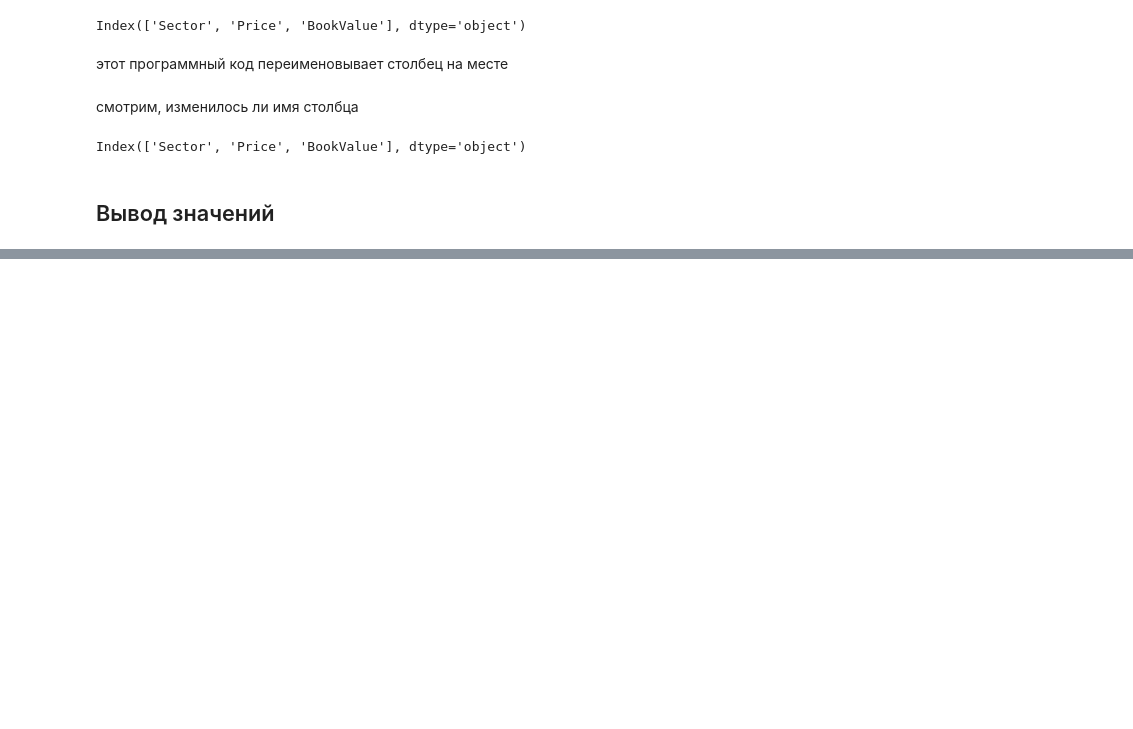
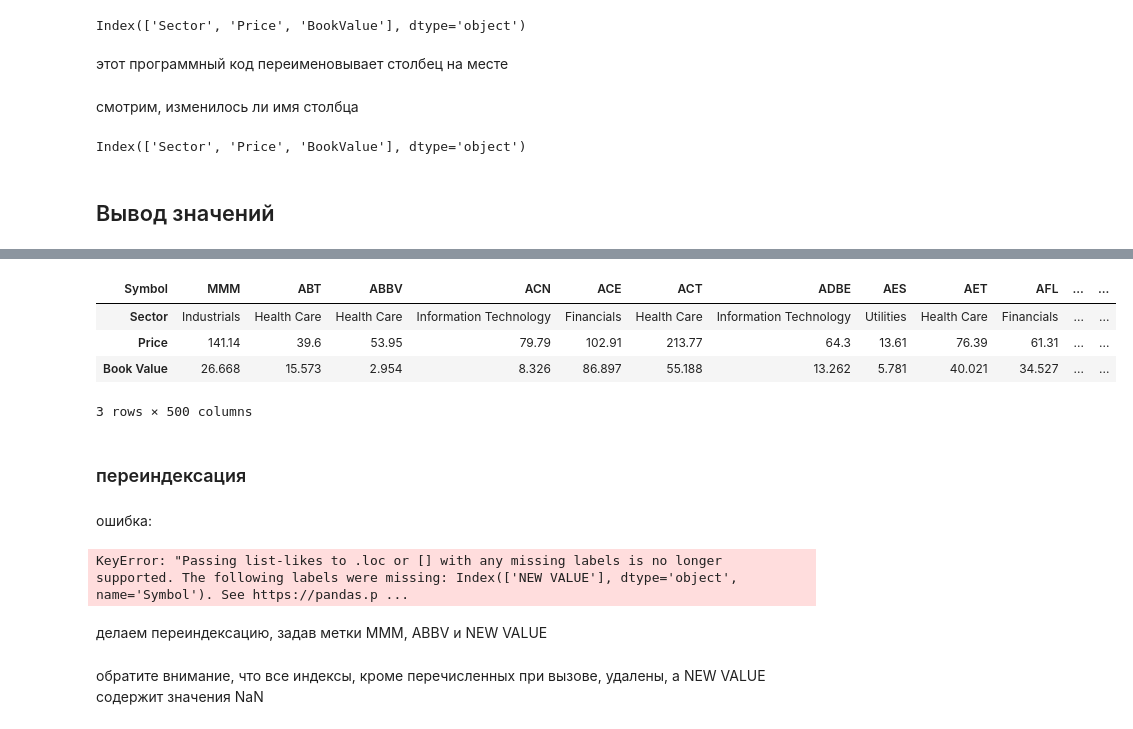
Before and after one commit to VorobyvEgor/Data_Science_with_Python, a Jupyter notebook: 1_Data_Structures.ipynb, the cells around one changed output, grey strips where cells are left out. Saved outputs shown, nothing was run; the diff lists cells and outputs as text; code cells hidden in the pictures; blank space fills up the shorter version.

```diff
--- a/1_Data_Structures.ipynb
+++ b/1_Data_Structures.ipynb
@@ -293,5 +282,5 @@ DataFrame part: (50, 4)
 # %%
-sp500 = pd.read_csv("Python And Data Analysis/data/sp500.csv",
+sp500 = pd.read_csv("data/sp500.csv",
            usecols=['Symbol', 'Sector', 'Price', 'Book Value'],
            index_col='Symbol')
 sp500
@@ -490,0 +681,18 @@ Hello
+# %%
+sp500.T.head()
+# %% [output]
+| Symbol | MMM | ABT | ABBV | ACN | ACE | ACT | ADBE | AES | AET | AFL | ... | ... |
+| Sector | Industrials | Health Care | Health Care | Information Technology | Financials | Health Care | Information Technology | Utilities | Health Care | Financials | ... | ... |
+| Price | 141.14 | 39.6 | 53.95 | 79.79 | 102.91 | 213.77 | 64.3 | 13.61 | 76.39 | 61.31 | ... | ... |
+| Book Value | 26.668 | 15.573 | 2.954 | 8.326 | 86.897 | 55.188 | 13.262 | 5.781 | 40.021 | 34.527 | ... | ... |
+3 rows × 500 columns
+# %% [markdown]
+### переиндексация
+# %% [markdown]
+ошибка:
+# %%
+sp500.loc[['MMM', 'ABBV', 'NEW VALUE']]
+# %% [output]
+KeyError: "Passing list-likes to .loc or [] with any missing labels is no longer supported. The following labels were missing: Index(['NEW VALUE'], dtype='object', name='Symbol'). See https://pandas.p ...
+# %% [markdown]
+делаем переиндексацию, задав метки МММ, АВВV и NEW VALUE
@@ -490,0 +701,2 @@ Hello
+# %% [markdown]
+обратите внимание, что все индексы, кроме перечисленных при вызове, удалены, а NEW VALUE содержит значения NaN
```
Also changed, not shown: parts of 75 cells of this notebook.
